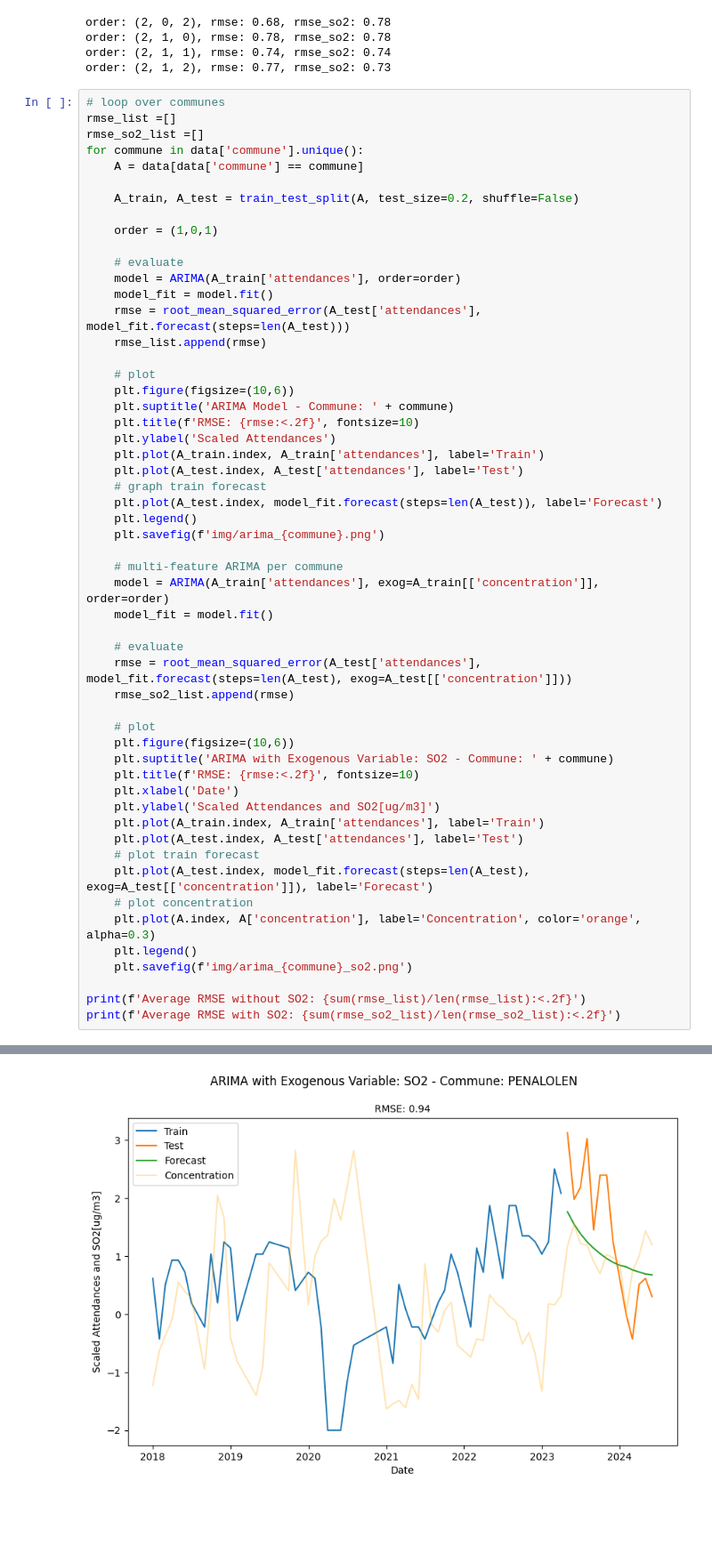
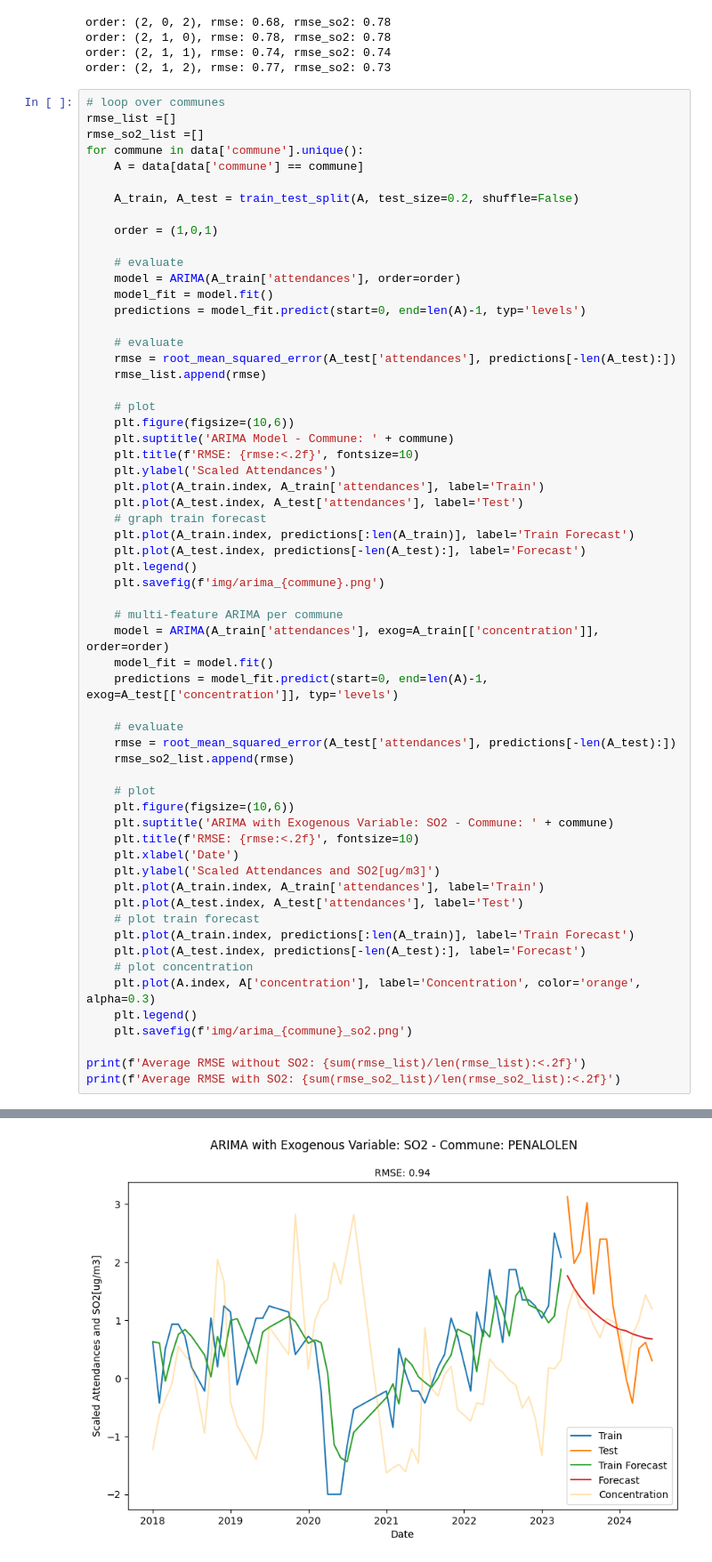
Before and after one commit to JPRosenberg/mental-health-exploration, a Jupyter notebook: exo-arima.ipynb, the cells around one changed output, grey strips where cells are left out. Shown at 89% size. Cells and saved outputs as stored; diff of their text form; blank space fills up the shorter version.

Commit message:
add forecast for train data to arima graph

```diff
--- a/exo-arima.ipynb
+++ b/exo-arima.ipynb
@@ -132,7 +132,10 @@ for commune in data['commune'].unique():
     # evaluate
     model = ARIMA(A_train['attendances'], order=order)
     model_fit = model.fit()
-    rmse = root_mean_squared_error(A_test['attendances'], model_fit.forecast(steps=len(A_test)))
+    predictions = model_fit.predict(start=0, end=len(A)-1, typ='levels')
+
+    # evaluate
+    rmse = root_mean_squared_error(A_test['attendances'], predictions[-len(A_test):])
     rmse_list.append(rmse)
 
     # plot
@@ -143,16 +146,18 @@ for commune in data['commune'].unique():
     plt.plot(A_train.index, A_train['attendances'], label='Train')
     plt.plot(A_test.index, A_test['attendances'], label='Test')
     # graph train forecast
-    plt.plot(A_test.index, model_fit.forecast(steps=len(A_test)), label='Forecast')
+    plt.plot(A_train.index, predictions[:len(A_train)], label='Train Forecast')
+    plt.plot(A_test.index, predictions[-len(A_test):], label='Forecast')
     plt.legend()
     plt.savefig(f'img/arima_{commune}.png')
 
     # multi-feature ARIMA per commune
     model = ARIMA(A_train['attendances'], exog=A_train[['concentration']], order=order)
     model_fit = model.fit()
+    predictions = model_fit.predict(start=0, end=len(A)-1, exog=A_test[['concentration']], typ='levels')
 
     # evaluate
-    rmse = root_mean_squared_error(A_test['attendances'], model_fit.forecast(steps=len(A_test), exog=A_test[['concentration']]))
+    rmse = root_mean_squared_error(A_test['attendances'], predictions[-len(A_test):])
     rmse_so2_list.append(rmse)
 
     # plot
@@ -164,7 +169,8 @@ for commune in data['commune'].unique():
     plt.plot(A_train.index, A_train['attendances'], label='Train')
     plt.plot(A_test.index, A_test['attendances'], label='Test')
     # plot train forecast
-    plt.plot(A_test.index, model_fit.forecast(steps=len(A_test), exog=A_test[['concentration']]), label='Forecast')
+    plt.plot(A_train.index, predictions[:len(A_train)], label='Train Forecast')
+    plt.plot(A_test.index, predictions[-len(A_test):], label='Forecast')
     # plot concentration
     plt.plot(A.index, A['concentration'], label='Concentration', color='orange', alpha=0.3)
     plt.legend()
@@ -181 +187 @@ Average RMSE with SO2: 0.67
-[figure, old version]
+[figure, new version]
```
Also changed, not shown: parts of 1 cell of this notebook.
